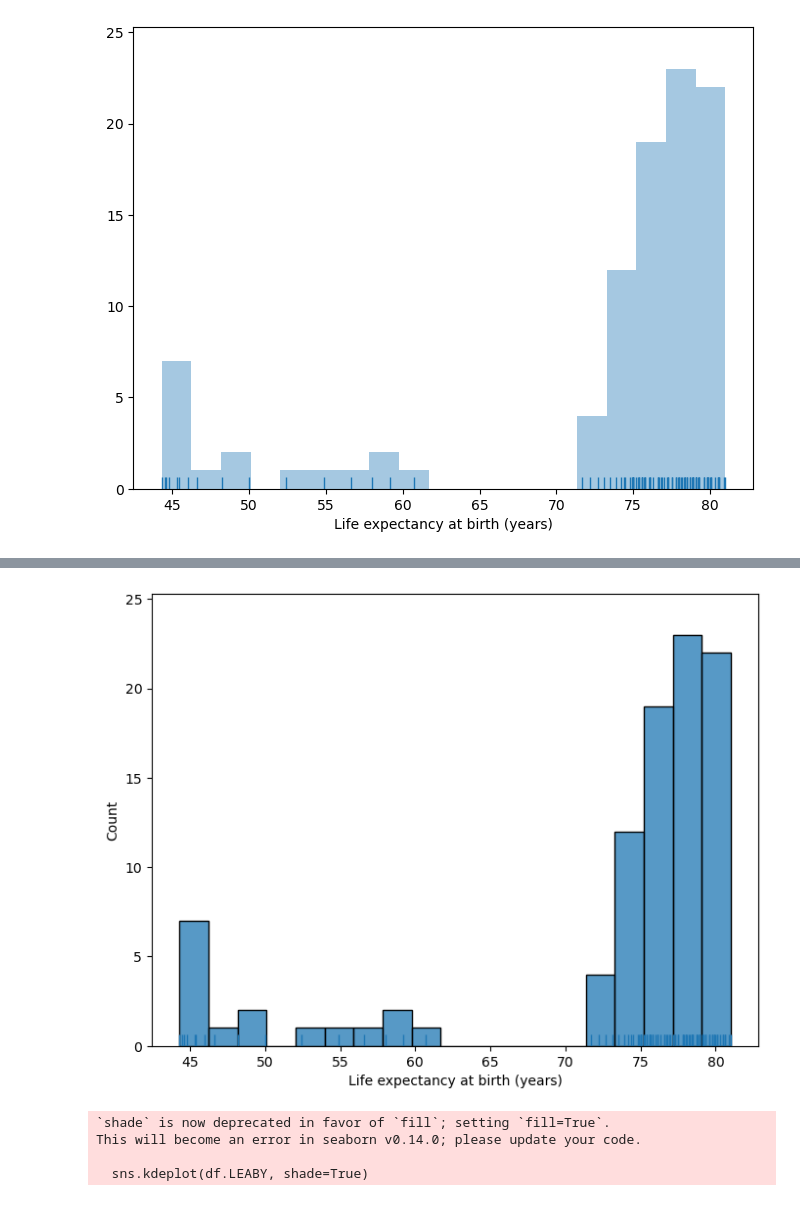
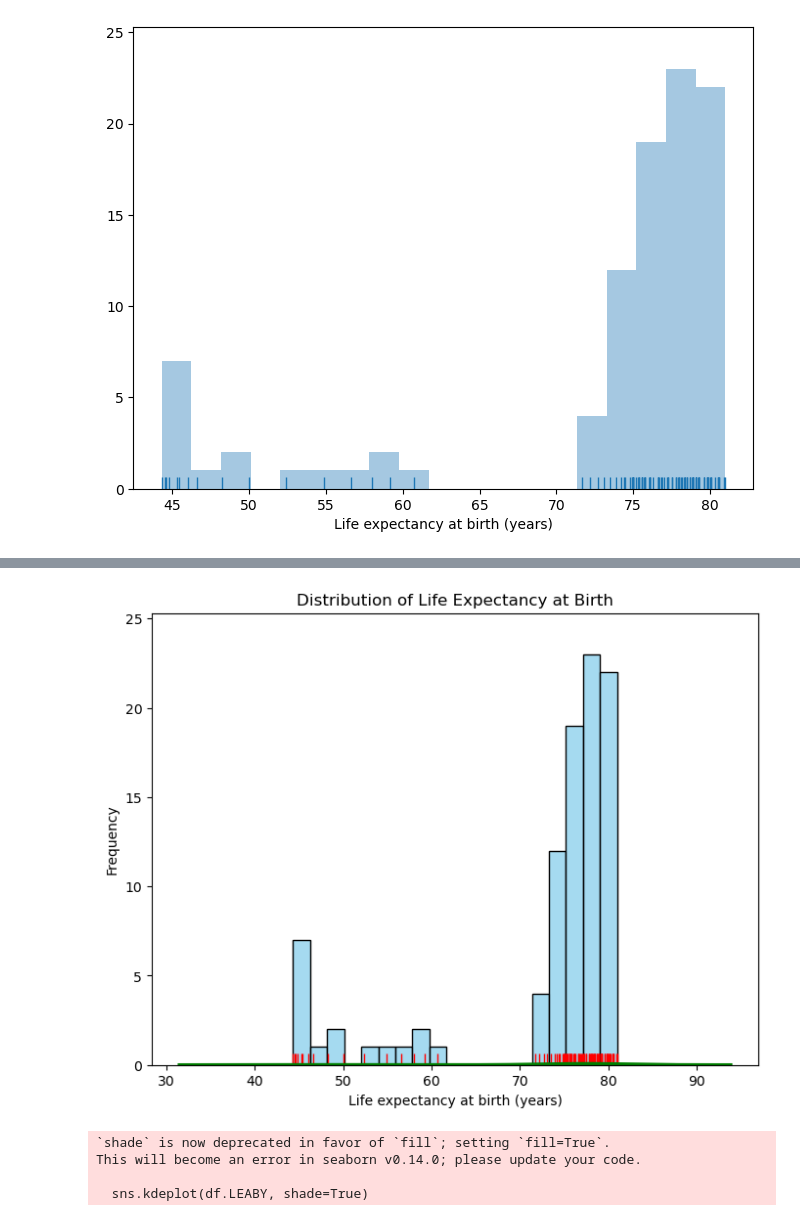
Before and after one commit to nicokleing/DataScience_ML, a Jupyter notebook: Data Visualization - life_expectancy_gdp.ipynb, the cells around one changed output, grey strips where cells are left out. Saved outputs shown, nothing was run; the diff lists cells and outputs as text; code cells hidden in the pictures.

```diff
--- a/Data Visualization - life_expectancy_gdp.ipynb
+++ b/Data Visualization - life_expectancy_gdp.ipynb
@@ -99,11 +143,24 @@ plt.show()
 # %%
-plt.figure(figsize=(8,6))
-sns.histplot(df.LEABY, kde=False)
-sns.rugplot(df.LEABY)
+import seaborn as sns
+import matplotlib.pyplot as plt
+
+plt.figure(figsize=(8, 6))
+
+
+sns.histplot(df.LEABY, kde=False, color='skyblue', edgecolor='black')
+
+
+sns.rugplot(df.LEABY, color='red')
+
+
+sns.kdeplot(df.LEABY, color='green', linewidth=2.5)
+
 plt.xlabel("Life expectancy at birth (years)")
+plt.ylabel("Frequency")
+plt.title("Distribution of Life Expectancy at Birth")
 plt.show()
 # %% [output]
-[figure, old version]
+[figure, new version]
 # %%
 plt.figure(figsize=(8,6))
 sns.kdeplot(df.LEABY, shade=True)
```
Also changed, not shown: parts of 10 cells of this notebook.
